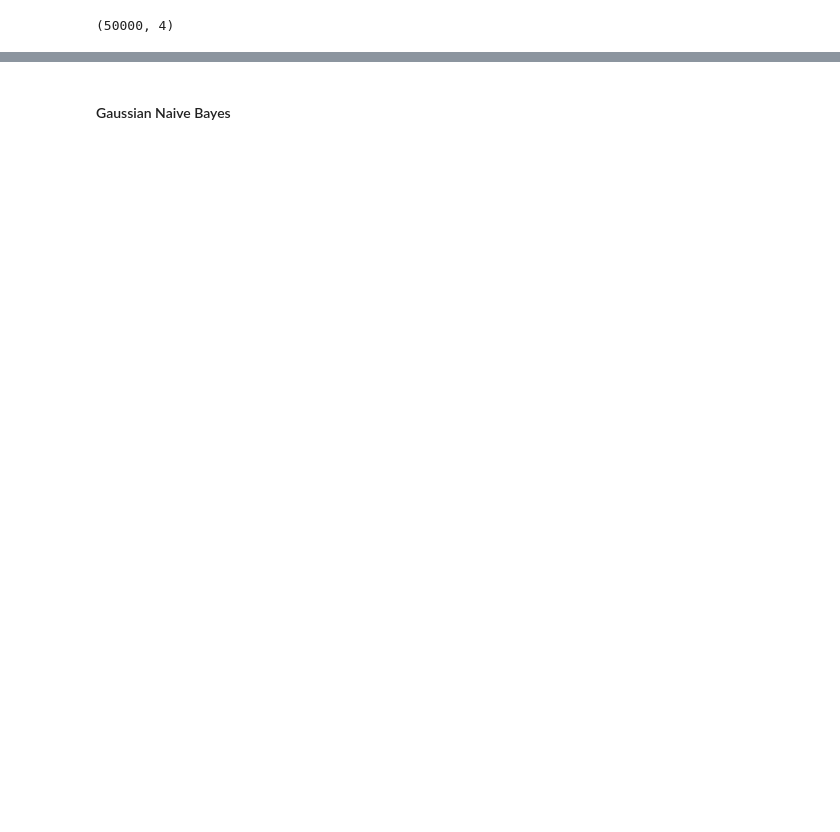
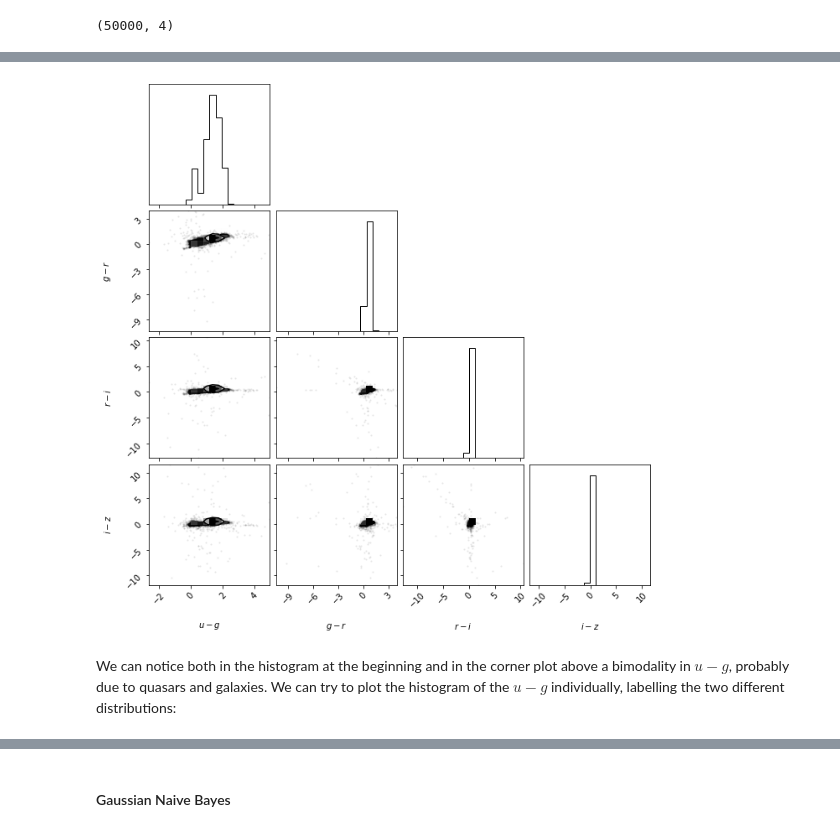
Before and after one commit to ludovicobizzarri/astrostatistics_bicocca_2024, a Jupyter notebook: working/Lesson 19/Galaxies vs Quasars.ipynb, the cells around one changed output, grey strips where cells are left out. Cells and saved outputs as stored; diff of their text form; code cells hidden in the pictures; blank space fills up the shorter version.

```diff
--- a/working/Lesson 19/Galaxies vs Quasars.ipynb
+++ b/working/Lesson 19/Galaxies vs Quasars.ipynb
@@ -157,3 +178,6 @@ y = np.array(data['class'])
 X.shape
 # %% [output]
 (50000, 4)
+# %%
+corner.corner(X,labels=('$u-g$', '$g-r$', '$r-i$', '$i-z$'));
+# %% [output]
@@ -160,3 +190,6 @@ X.shape
+[figure, added]
+# %% [markdown]
+We can notice both in the histogram at the beginning and in the corner plot above a bimodality in $u-g$, probably due to quasars and galaxies. We can try to plot the histogram of the $u-g$ individually, labelling the two different distributions:
 # %%
 galaxy_idx = np.array(data['class']==0)
 qso_idx = np.array(data['class']==1)
```
Also changed, not shown: parts of 62 cells of this notebook.
